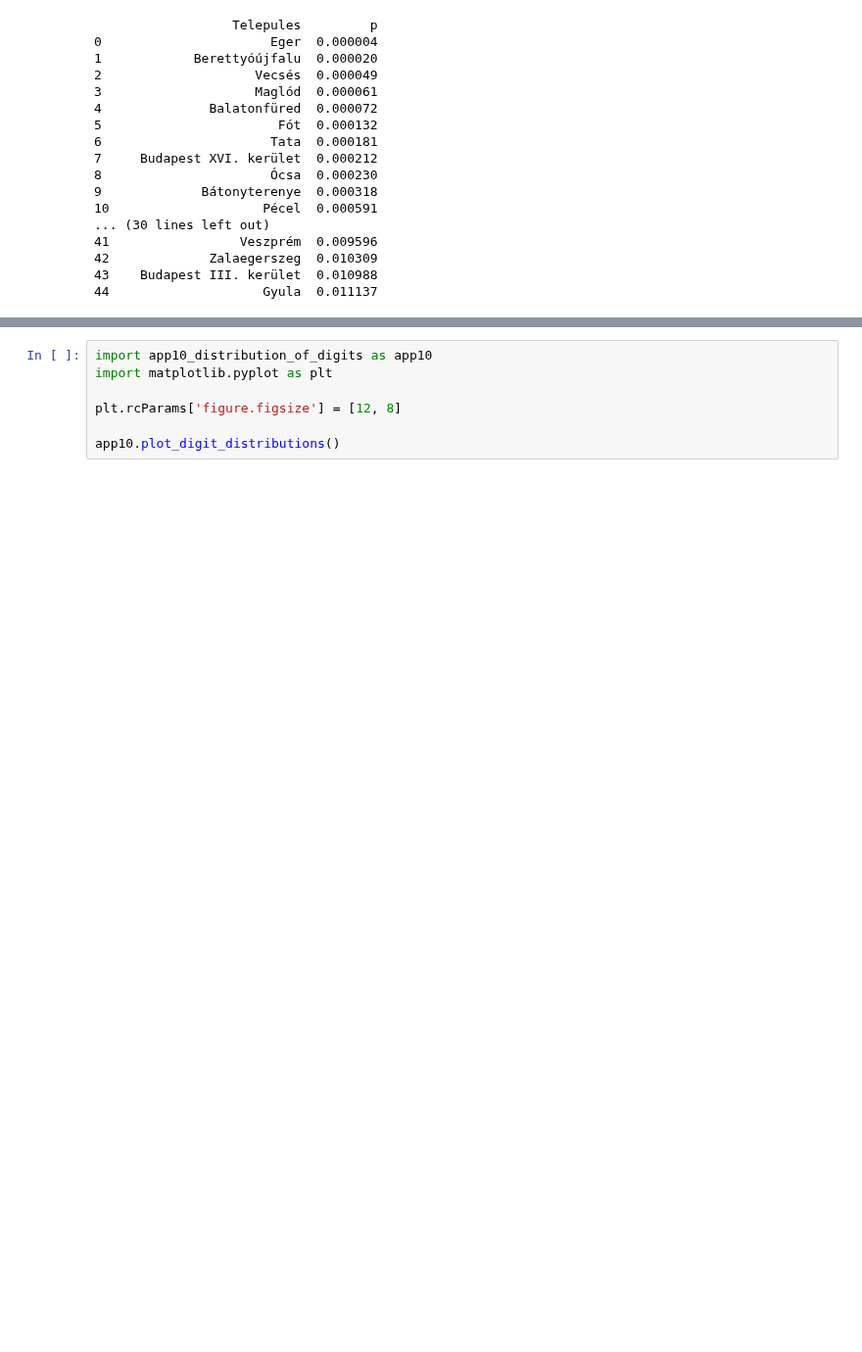
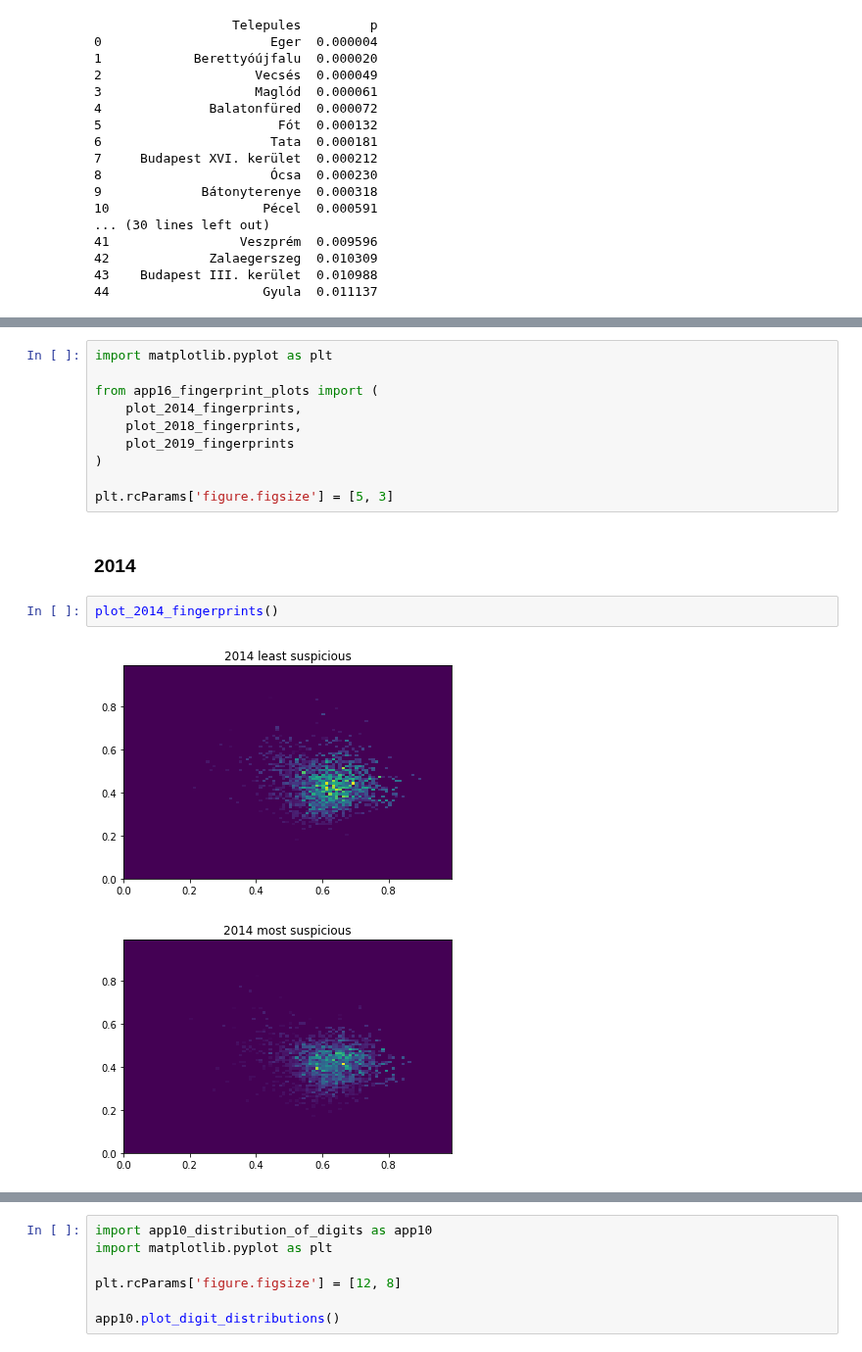
Before and after one commit to brezniczky/ep_elections_2019_hun, a Jupyter notebook: report.ipynb, the cells around one changed output, grey strips where cells are left out. Shown at 98% size. Cells and saved outputs as stored; diff of their text form; blank space fills up the shorter version.

Commit message:
Promising fingerprint plots added

```diff
--- a/report.ipynb
+++ b/report.ipynb
@@ -445,0 +465,17 @@ print(df.head(45)[["Telepules", "p"]])
+# %%
+import matplotlib.pyplot as plt
+
+from app16_fingerprint_plots import (
+    plot_2014_fingerprints,
+    plot_2018_fingerprints,
+    plot_2019_fingerprints
+)
+
+plt.rcParams['figure.figsize'] = [5, 3]
+# %% [markdown]
+### 2014
+# %%
+plot_2014_fingerprints()
+# %% [output]
+[figure, added]
+[figure, added]
```
Also changed, not shown: parts of 13 cells of this notebook, 6 other files.
